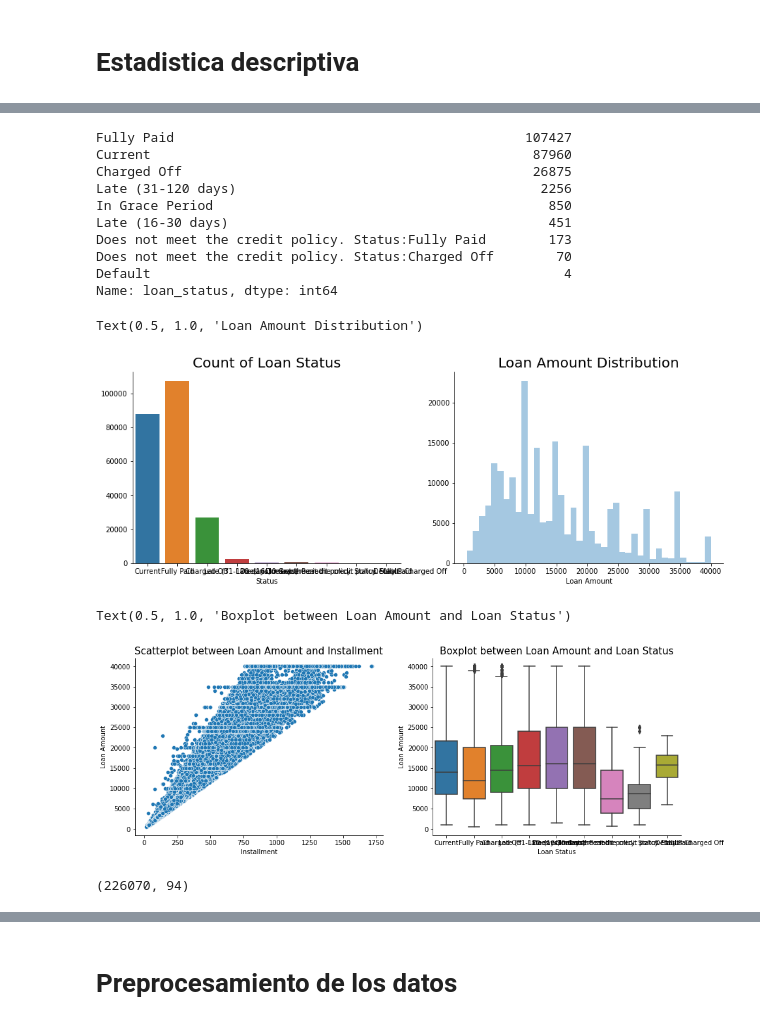
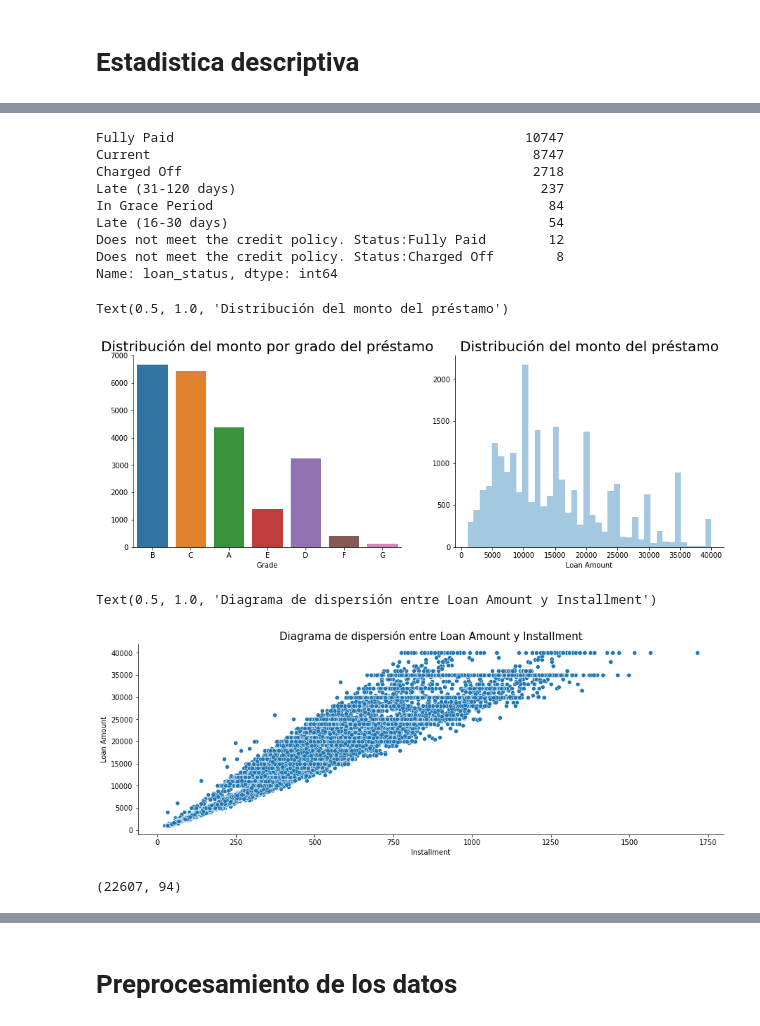
Before and after one commit to CarolinaMejiaMujica/Lending-Club-loan-data, a Jupyter notebook: Lending Club loan data.ipynb, the cells around one changed output, grey strips where cells are left out. Saved outputs shown, nothing was run; the diff lists cells and outputs as text; code cells hidden in the pictures.

```diff
--- a/Lending Club loan data.ipynb
+++ b/Lending Club loan data.ipynb
@@ -167,5 +162,5 @@ data_acc_200k.to_csv("data_acc_200k.csv")
 # %%
-loans = pd.read_csv('data_acc_200k.csv', low_memory=False)
+loans = pd.read_csv('data_acc_20k.csv', low_memory=False)
 loans.head()
 # %% [output]
 |  | Unnamed: 0 | id | member_id | loan_amnt | funded_amnt | funded_amnt_inv | term | int_rate | ... |
@@ -197,42 +181,38 @@ Index(['Unnamed: 0', 'id', 'member_id', 'loan_amnt', 'funded_amnt',
 # %%
 loans['loan_status'].value_counts()
 # %% [output]
-Fully Paid                                             107427
-Current                                                 87960
-Charged Off                                             26875
-Late (31-120 days)                                       2256
-In Grace Period                                           850
-Late (16-30 days)                                         451
-Does not meet the credit policy. Status:Fully Paid        173
-Does not meet the credit policy. Status:Charged Off        70
-Default                                                     4
+Fully Paid                                             10747
+Current                                                 8747
+Charged Off                                             2718
+Late (31-120 days)                                       237
+In Grace Period                                           84
+Late (16-30 days)                                         54
+Does not meet the credit policy. Status:Fully Paid        12
+Does not meet the credit policy. Status:Charged Off        8
 Name: loan_status, dtype: int64
 # %%
 f, axes = plt.subplots(1, 2, figsize=(15,5))
-sns.countplot(x='loan_status', data=loans, ax=axes[0])
+sns.countplot(x='grade', data=loans, ax=axes[0])
 sns.distplot(loans['loan_amnt'], kde=False, bins=40, ax=axes[1])
 sns.despine()
-axes[0].set(xlabel='Status', ylabel='')
-axes[0].set_title('Count of Loan Status', size=20)
+axes[0].set(xlabel='Grade', ylabel='')
+axes[0].set_title('Distribución del monto por grado del préstamo', size=20)
 axes[1].set(xlabel='Loan Amount', ylabel='')
-axes[1].set_title('Loan Amount Distribution', size=20)
+axes[1].set_title('Distribución del monto del préstamo', size=20)
 # %% [output]
-Text(0.5, 1.0, 'Loan Amount Distribution')
+Text(0.5, 1.0, 'Distribución del monto del préstamo')
-[figure, old version]
+[figure, new version]
 # %%
-f, axes = plt.subplots(1, 2, figsize=(15,5))
-sns.scatterplot(x='installment', y='loan_amnt', data=loans, ax=axes[0])
-sns.boxplot(x='loan_status', y='loan_amnt', data=loans, ax=axes[1])
+f, axes = plt.subplots(1, 1, figsize=(15,5))
+sns.scatterplot(x='installment', y='loan_amnt', data=loans, ax=axes)
 sns.despine()
-axes[0].set(xlabel='Installment', ylabel='Loan Amount')
-axes[0].set_title('Scatterplot between Loan Amount and Installment', size=15)
-axes[1].set(xlabel='Loan Status', ylabel='Loan Amount')
-axes[1].set_title('Boxplot between Loan Amount and Loan Status', size=15)
+axes.set(xlabel='Installment', ylabel='Loan Amount')
+axes.set_title('Diagrama de dispersión entre Loan Amount y Installment', size=15)
 # %% [output]
-Text(0.5, 1.0, 'Boxplot between Loan Amount and Loan Status')
+Text(0.5, 1.0, 'Diagrama de dispersión entre Loan Amount y Installment')
-[figure, old version]
+[figure, new version]
 # %%
 loans = loans.drop(loans.loc[:, loans.isna().mean().sort_values() > 0.3].columns, axis=1)
 loans.shape
 # %% [output]
-(226070, 94)
+(22607, 94)
```
Also changed, not shown: parts of 139 cells of this notebook, 3 other files.
